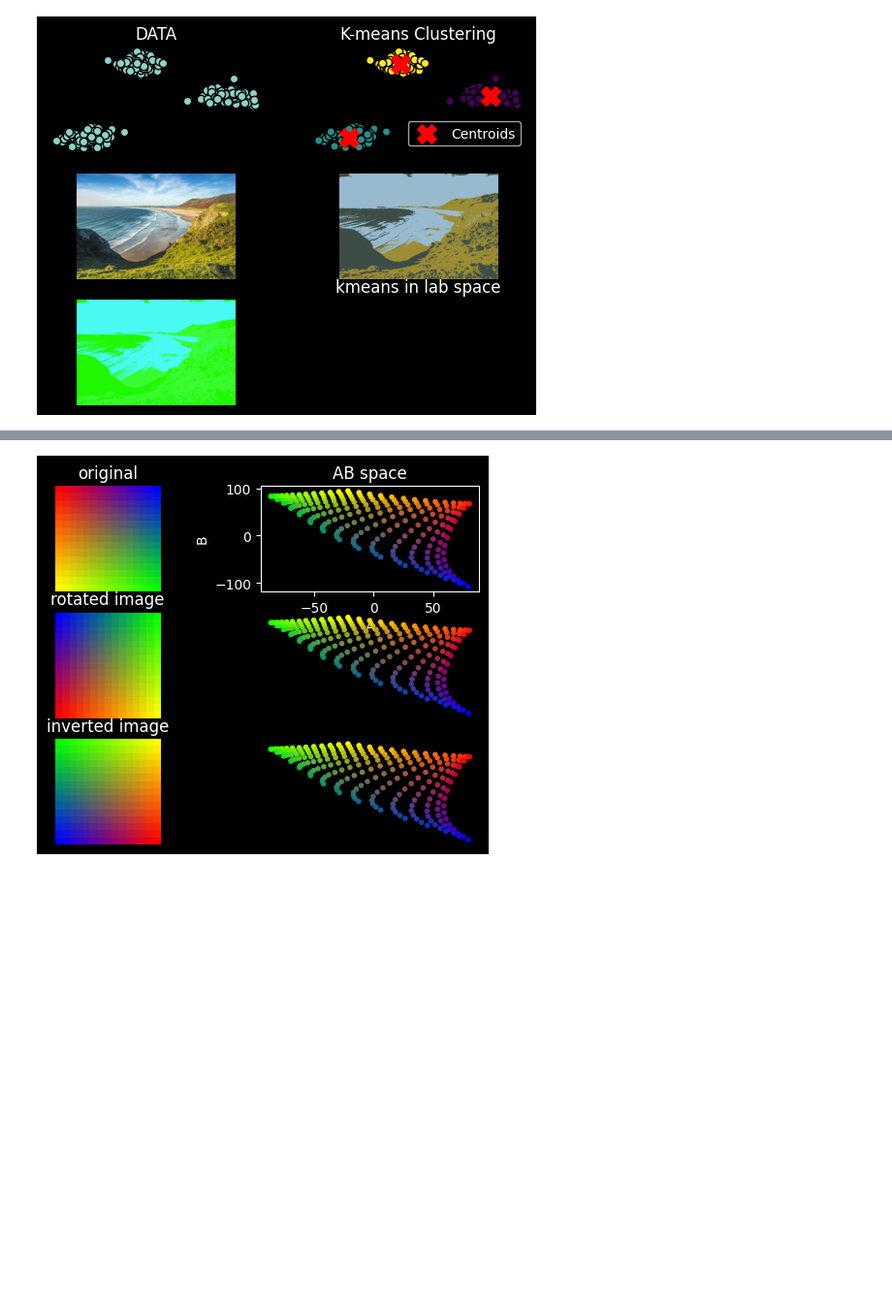
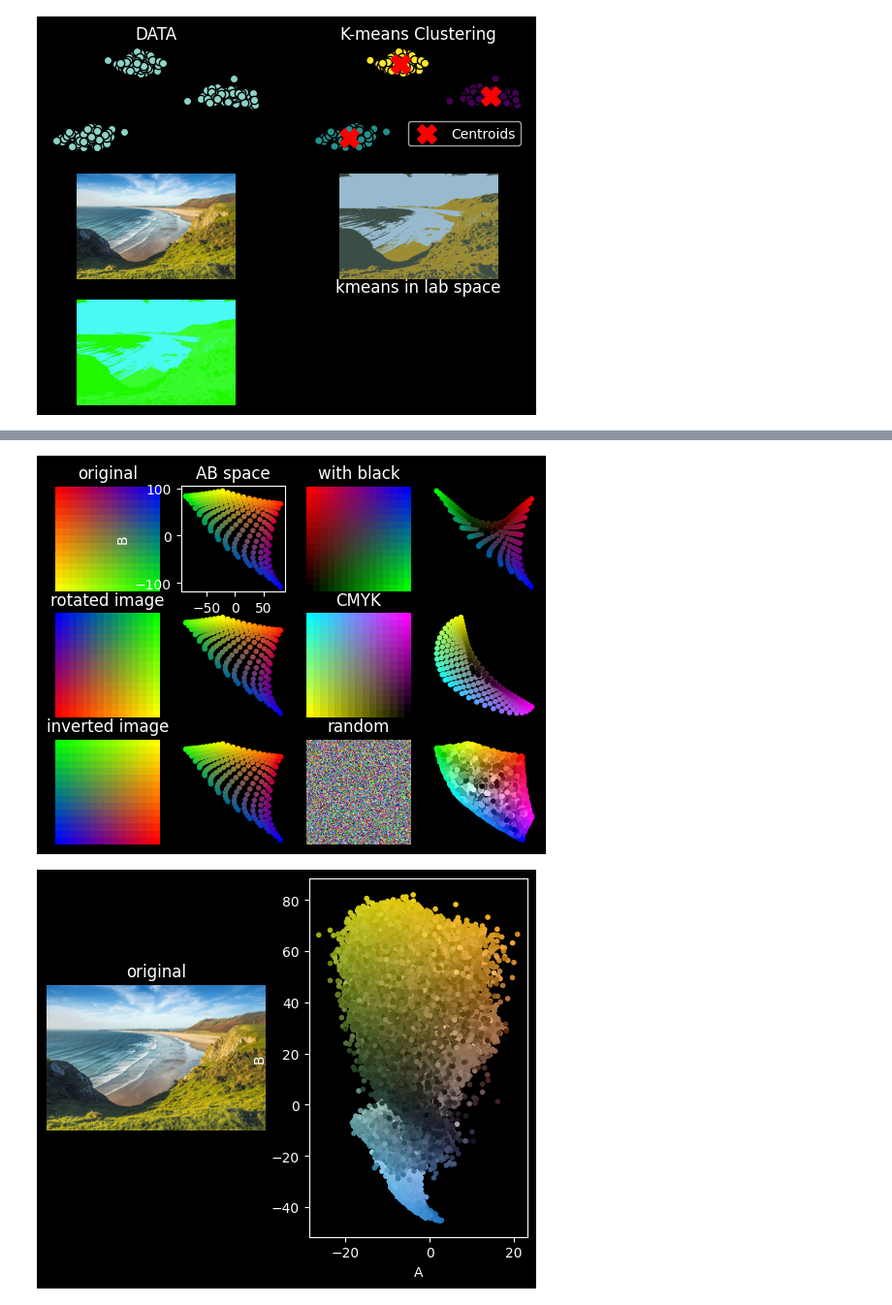
Before and after one commit to leinaxd/NOTES, a Jupyter notebook: digital_image_processing/notebooks/13_image_segmentation.ipynb, the cells around one changed output, grey strips where cells are left out. Shown at 97% size. Cells and saved outputs as stored; diff of their text form; code cells hidden in the pictures; blank space fills up the shorter version.

```diff
--- a/digital_image_processing/notebooks/13_image_segmentation.ipynb
+++ b/digital_image_processing/notebooks/13_image_segmentation.ipynb
@@ -407,38 +390,89 @@ l_component = lab_img[:, :, 0]
 a_component = lab_img[:, :, 1]
 b_component = lab_img[:, :, 2]
 
-fig, ax = plt.subplots(3,2)
+fig, ax = plt.subplots(3,4)
 
 ax[0][0].imshow(test_img)
 ax[0][0].set_title('original')
 ax[0][0].axis('off')
 ax[0][1].scatter(a_component, b_component, c=test_img.reshape((-1, 3))/255.0, marker='.')
 ax[0][1].set_title('AB space')
 ax[0][1].set_xlabel('A')
 ax[0][1].set_ylabel('B')
 
 r_img = np.rot90(test_img)
 lab_img = ski.color.rgb2lab(r_img)
 l_component = lab_img[:, :, 0]
 a_component = lab_img[:, :, 1]
 b_component = lab_img[:, :, 2]
 ax[1][0].imshow(r_img)
 ax[1][0].set_title('rotated image')
 ax[1][0].axis('off')
 ax[1][1].scatter(a_component, b_component, c=r_img.reshape((-1, 3))/255.0, marker='.')
 ax[1][1].axis('off')
 
 i_img = np.flipud(test_img)
 i_img = np.fliplr(i_img)
 
 lab_img = ski.color.rgb2lab(i_img)
 l_component = lab_img[:, :, 0]
 a_component = lab_img[:, :, 1]
 b_component = lab_img[:, :, 2]
 ax[2][0].imshow(i_img)
 ax[2][0].set_title('inverted image')
 ax[2][0].axis('off')
 ax[2][1].scatter(a_component, b_component, c=i_img.reshape((-1, 3))/255.0, marker='.')
 ax[2][1].axis('off');
+
+test_img = create_interpolated_matrix(15,15, color_bl=(0,0,0))
+lab_img = ski.color.rgb2lab(test_img)
+l_component = lab_img[:, :, 0]
+a_component = lab_img[:, :, 1]
+b_component = lab_img[:, :, 2]
+ax[0][2].imshow(test_img)
+ax[0][2].set_title('with black')
+ax[0][2].axis('off')
+ax[0][3].scatter(a_component, b_component, c=test_img.reshape((-1, 3))/255.0, marker='.')
+ax[0][3].axis('off');
+
+test_img = create_interpolated_matrix(15,15, color_ul=(0,255,255), color_ur=(255,0,255),color_bl=(255,255,0), color_br=(0,0,0))
+lab_img = ski.color.rgb2lab(test_img)
+l_component = lab_img[:, :, 0]
+a_component = lab_img[:, :, 1]
+b_component = lab_img[:, :, 2]
+ax[1][2].imshow(test_img)
+ax[1][2].set_title('CMYK')
+ax[1][2].axis('off')
+ax[1][3].scatter(a_component, b_component, c=test_img.reshape((-1, 3))/255.0, marker='.')
+ax[1][3].axis('off');
+
+height, width =128,128
+test_img = np.random.randint(0, 256, size=(height, width, 3), dtype=np.uint8)
+lab_img = ski.color.rgb2lab(test_img)
+l_component = lab_img[:, :, 0]
+a_component = lab_img[:, :, 1]
+b_component = lab_img[:, :, 2]
+ax[2][2].imshow(test_img)
+ax[2][2].set_title('random')
+ax[2][2].axis('off')
+ax[2][3].scatter(a_component, b_component, c=test_img.reshape((-1, 3))/255.0, marker='.')
+ax[2][3].axis('off');
+
+plt.figure()
+lab_img = ski.color.rgb2lab(img)
+l_component = lab_img[:, :, 0]
+a_component = lab_img[:, :, 1]
+b_component = lab_img[:, :, 2]
+
+plt.subplot(1, 2, 1)
+plt.imshow(img)
+plt.title('original')
+plt.axis('off')
+
+plt.subplot(1, 2, 2)
+plt.scatter(a_component, b_component, c=img.reshape((-1, 3))/255.0, marker='.')
+plt.xlabel('A')
+plt.ylabel('B');
 # %% [output]
-[figure, old version]
+[figure, new version]
+[figure, added]
```
Also changed, not shown: parts of 2 cells of this notebook.
